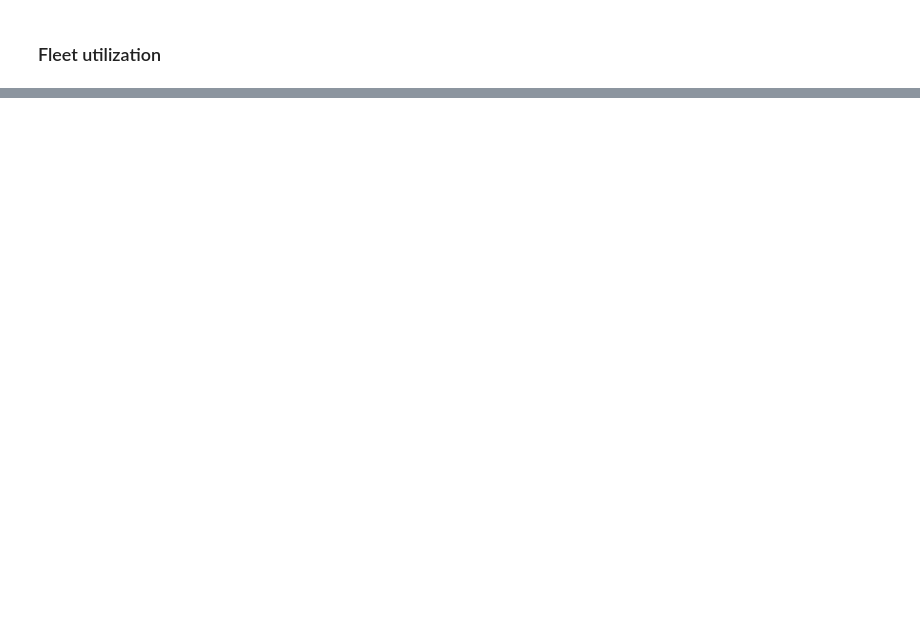
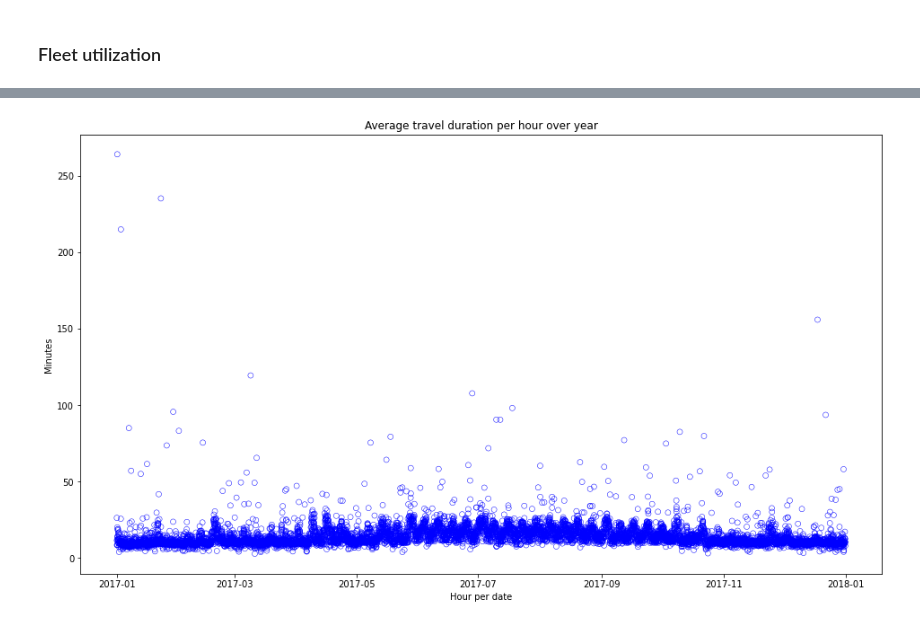
Before and after one commit to NeffIsBack/ThePredictors_DSML_Team_Assignment, a Jupyter notebook: Descriptive_Analytics.ipynb, the cells around one changed output, grey strips where cells are left out. Cells and saved outputs as stored; diff of their text form; code cells hidden in the pictures; blank space fills up the shorter version.

```diff
--- a/Descriptive_Analytics.ipynb
+++ b/Descriptive_Analytics.ipynb
@@ -884,0 +980,7 @@ KeyError: "Level ['Date', 'Hour'] not found"
+# %%
+duration = chi_data.groupby("date_hour")['Duration_sec'].mean()
+duration =pd.DataFrame(duration)
+duration["mean_minutes"]= duration["Duration_sec"]/60
+duration["min_minutes"]=  chi_data.groupby("date_hour")['Duration_sec'].min()/60
+duration["max_minutes"]=  chi_data.groupby("date_hour")['Duration_sec'].max()/60
+duration
@@ -884,0 +1002,11 @@ KeyError: "Level ['Date', 'Hour'] not found"
+# %%
+fig, ax = plt.subplots(figsize = (16,9))
+
+
+sns.scatterplot(x = duration.index.get_level_values("date_hour"), y =duration['mean_minutes'], ax = ax, color = "none", ec = "blue")
+ax.set_title('Average travel duration per hour over year')
+ax.set_ylabel("Minutes")
+ax.set_xlabel("Hour per date")
+plt.show()
+# %% [output]
+[figure, added]
```
Also changed, not shown: parts of 17 cells of this notebook.
